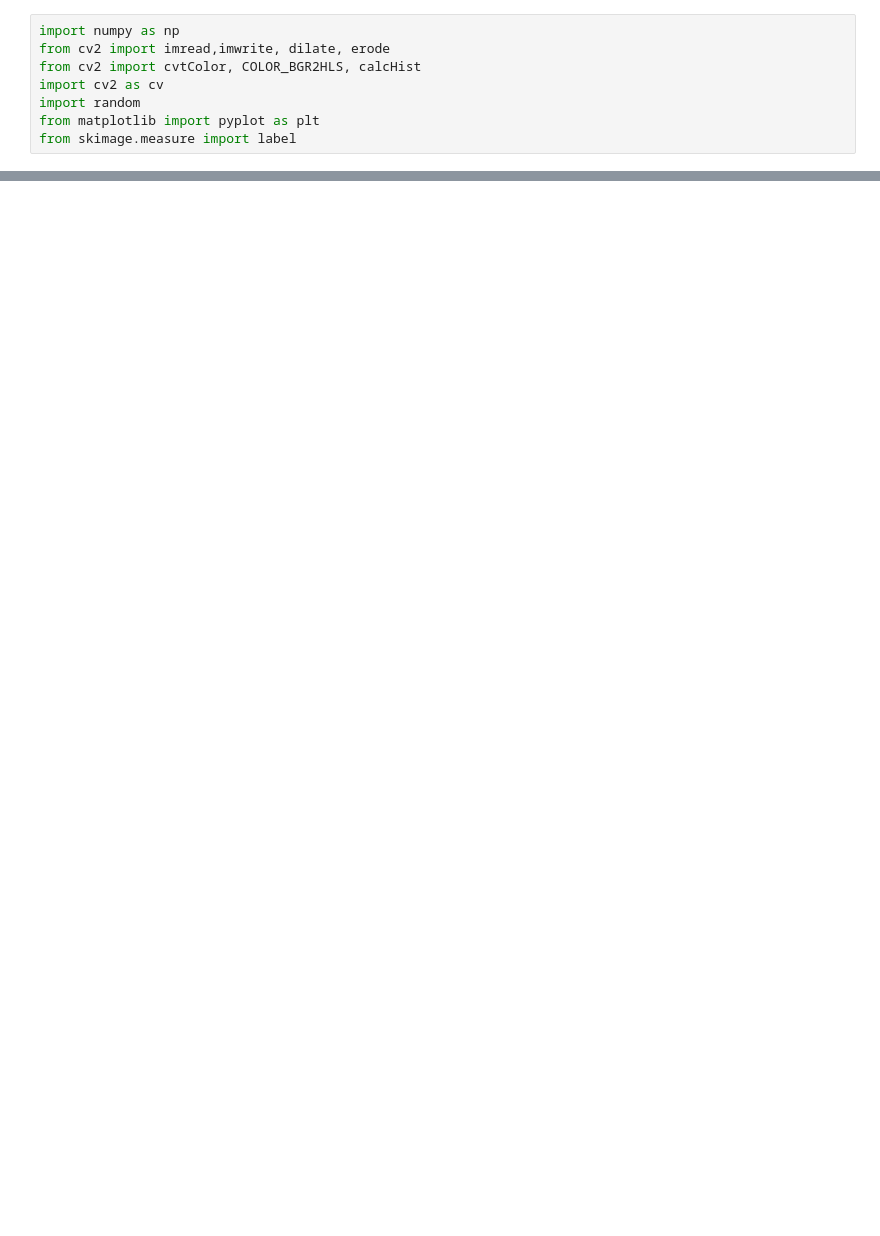
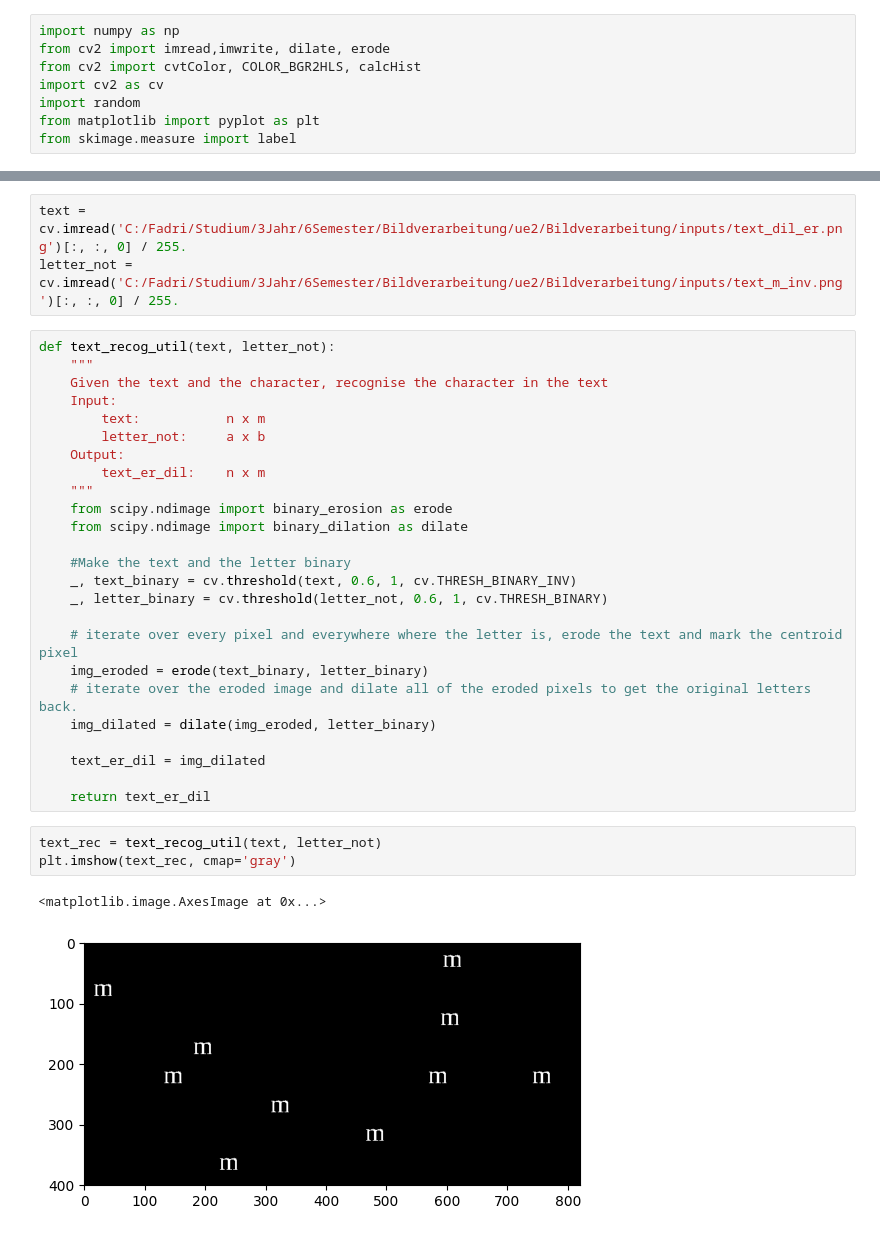
Before and after one commit to faehdy/Bildverarbeitung, a Jupyter notebook: libs/morph.ipynb, the cells around one changed output, grey strips where cells are left out. Saved outputs shown, nothing was run; the diff lists cells and outputs as text; blank space fills up the shorter version.

```diff
--- a/libs/morph.ipynb
+++ b/libs/morph.ipynb
@@ -62,0 +62,34 @@ plt.imshow(instance_seg_img)
+# %%
+text = cv.imread('C:/Fadri/Studium/3Jahr/6Semester/Bildverarbeitung/ue2/Bildverarbeitung/inputs/text_dil_er.png')[:, :, 0] / 255.
+letter_not = cv.imread('C:/Fadri/Studium/3Jahr/6Semester/Bildverarbeitung/ue2/Bildverarbeitung/inputs/text_m_inv.png')[:, :, 0] / 255.
+# %%
+def text_recog_util(text, letter_not):
+    """
+    Given the text and the character, recognise the character in the text
+    Input:
+        text:           n x m
+        letter_not:     a x b
+    Output:
+        text_er_dil:    n x m
+    """
+    from scipy.ndimage import binary_erosion as erode
+    from scipy.ndimage import binary_dilation as dilate
+
+    #Make the text and the letter binary
+    _, text_binary = cv.threshold(text, 0.6, 1, cv.THRESH_BINARY_INV)
+    _, letter_binary = cv.threshold(letter_not, 0.6, 1, cv.THRESH_BINARY)
+
+    # iterate over every pixel and everywhere where the letter is, erode the text and mark the centroid pixel
+    img_eroded = erode(text_binary, letter_binary)
+    # iterate over the eroded image and dilate all of the eroded pixels to get the original letters back.
+    img_dilated = dilate(img_eroded, letter_binary)
+
+    text_er_dil = img_dilated
+
+    return text_er_dil
+# %%
+text_rec = text_recog_util(text, letter_not)
+plt.imshow(text_rec, cmap='gray')
+# %% [output]
+<matplotlib.image.AxesImage at 0x...>
+[figure, added]
```
Also changed, not shown: parts of 2 cells of this notebook, 5 other files.
